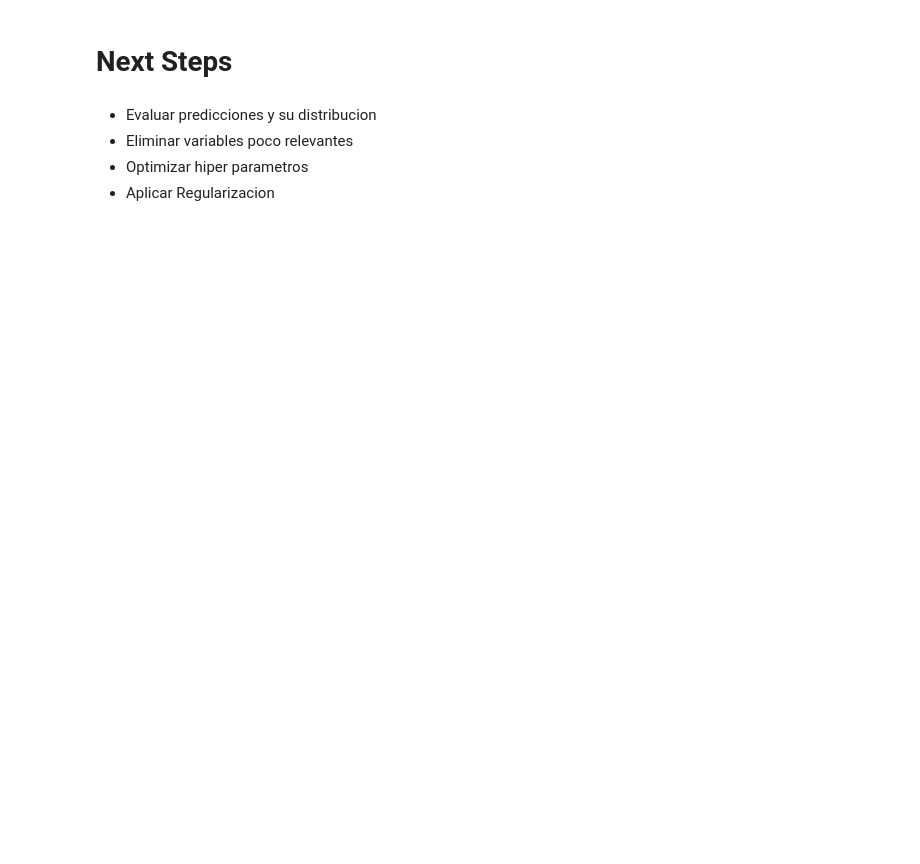
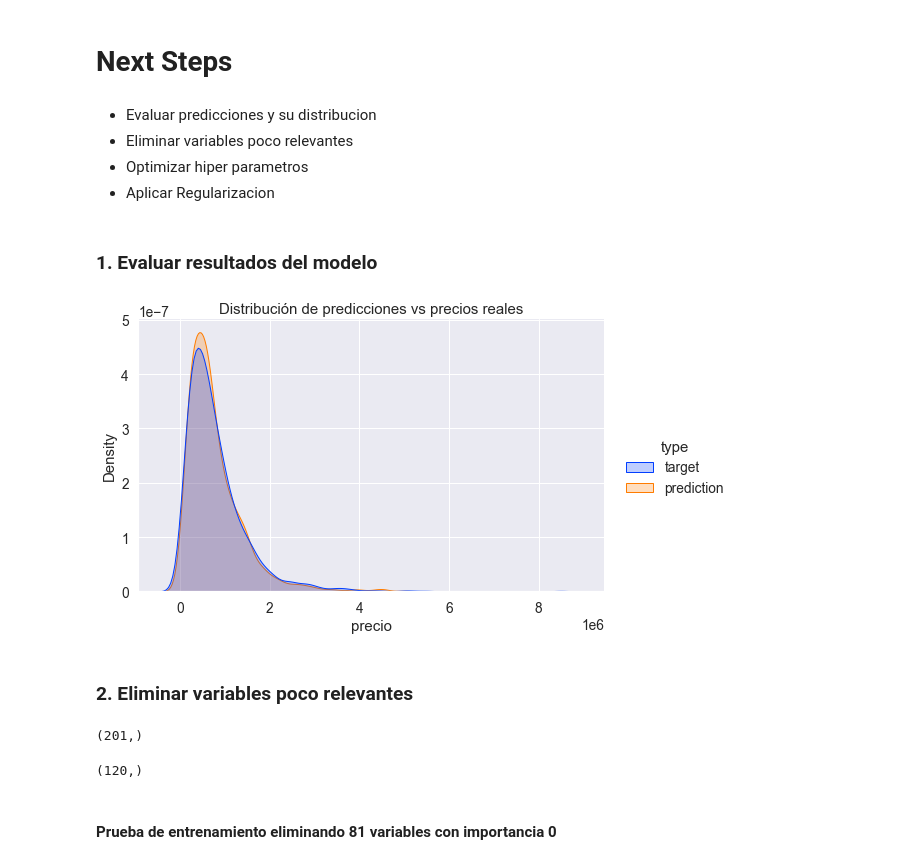
Before and after one commit to leonardtd/AD, a Jupyter notebook: casasurbania/TA_analisis_de_datos_models.ipynb, the cells around one changed output. Drawn from its saved outputs; the diff is of its cells as text; code cells hidden in the pictures; blank space fills up the shorter version.

Commit message:
optimizacion de hiperparametros, distribucion de predicciones, entrenamiento del mejor modelo SIN overfitting

```diff
--- a/casasurbania/TA_analisis_de_datos_models.ipynb
+++ b/casasurbania/TA_analisis_de_datos_models.ipynb
@@ -467,3 +467,30 @@ plt.show()
 - Eliminar variables poco relevantes
 - Optimizar hiper parametros
 - Aplicar Regularizacion
+# %% [markdown]
+### 1. Evaluar resultados del modelo
+# %%
+df_test["prediction"] = np.exp(model.predict(df_test.drop(columns="Precio")))-1
+# %%
+df_data=pd.DataFrame({
+    "precio": np.concatenate([df_test["Precio"],df_test["prediction"]]),
+    "type": (["target"]*df_test.shape[0] + ["prediction"]*df_test.shape[0])
+})
+# %%
+sns.displot(data=df_data, x='precio', hue='type', kind='kde', fill=True, palette=sns.color_palette('bright')[:2], height=5, aspect=1.5)
+plt.title("Distribución de predicciones vs precios reales")
+plt.show()
+# %% [output]
+[figure, added]
+# %% [markdown]
+### 2. Eliminar variables poco relevantes
+# %%
+feature_importances.shape
+# %% [output]
+(201,)
+# %%
+feature_importances[feature_importances>0].shape
+# %% [output]
+(120,)
+# %% [markdown]
+#### Prueba de entrenamiento eliminando 81 variables con importancia 0
```
Also changed, not shown: parts of 44 cells of this notebook, 1 other file.
